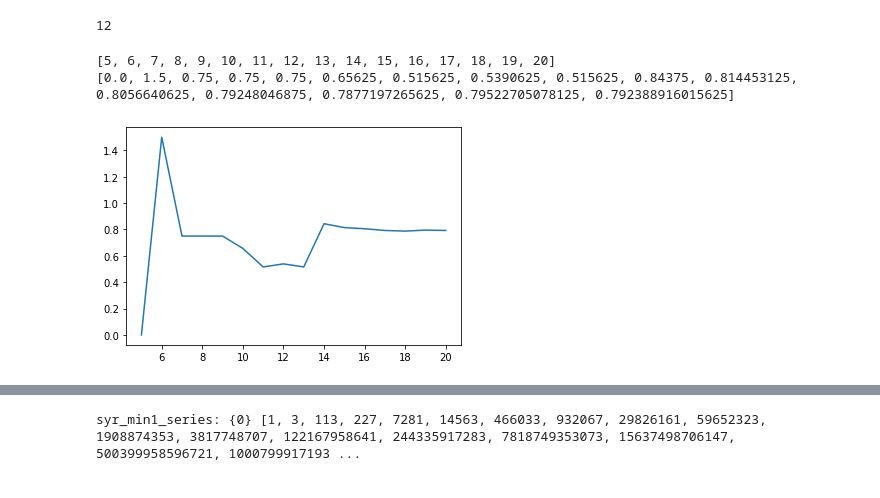
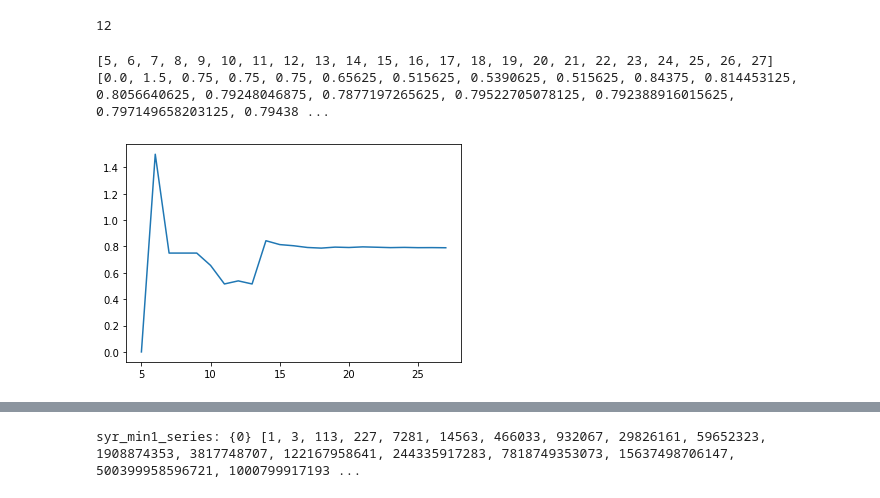
Before and after one commit to Sultanow/pedal_curves, a Jupyter notebook: python/notebooks/playground_jnt.ipynb, the cells around one changed output, grey strips where cells are left out. Drawn from its saved outputs; the diff is of its cells as text; code cells hidden in the pictures.

```diff
--- a/python/notebooks/playground_jnt.ipynb
+++ b/python/notebooks/playground_jnt.ipynb
@@ -72,25 +72,25 @@ print(x)
 12
 # %%
 start = 1
-max_bin_len = 20
+max_bin_len = 27
 x_val=[]
 y_val=[]
 for mbl in range(5, max_bin_len+1):
     x_val.append(mbl)
     y = func(start, mbl, 0)
     y = y/(2**(mbl-1)/24)
     y_val.append(y)
 
 
 print(x_val)
 print(y_val)
 
 plt.plot(x_val, y_val)
 plt.show()
 # %% [output]
-[5, 6, 7, 8, 9, 10, 11, 12, 13, 14, 15, 16, 17, 18, 19, 20]
-[0.0, 1.5, 0.75, 0.75, 0.75, 0.65625, 0.515625, 0.5390625, 0.515625, 0.84375, 0.814453125, 0.8056640625, 0.79248046875, 0.7877197265625, 0.79522705078125, 0.792388916015625]
+[5, 6, 7, 8, 9, 10, 11, 12, 13, 14, 15, 16, 17, 18, 19, 20, 21, 22, 23, 24, 25, 26, 27]
+[0.0, 1.5, 0.75, 0.75, 0.75, 0.65625, 0.515625, 0.5390625, 0.515625, 0.84375, 0.814453125, 0.8056640625, 0.79248046875, 0.7877197265625, 0.79522705078125, 0.792388916015625, 0.797149658203125, 0.79438 ...
-[figure, old version]
+[figure, new version]
 # %%
 l = len(recursion_jumps)
 y_val = [1]*l
```
Also changed, not shown: parts of 1 cell of this notebook.
